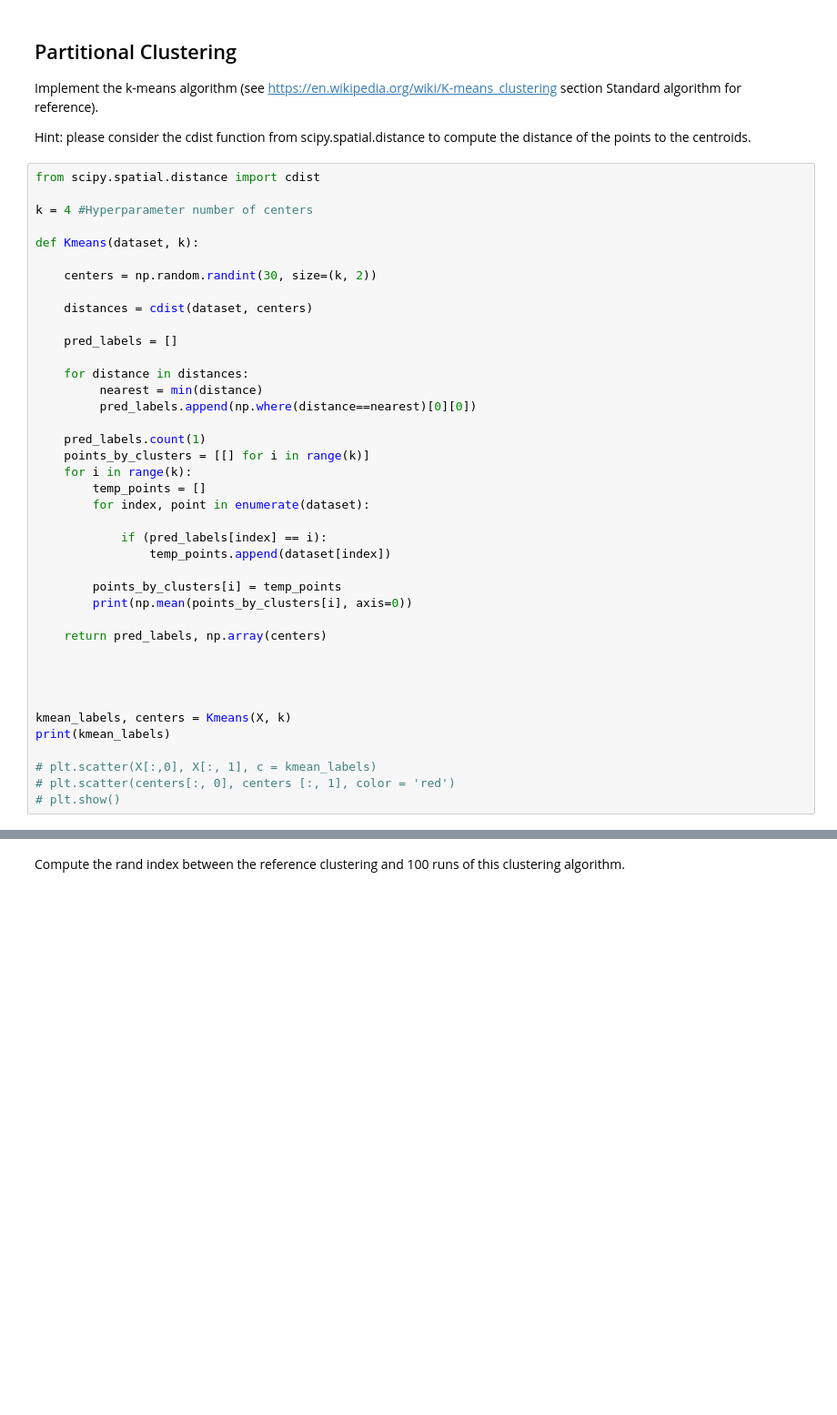
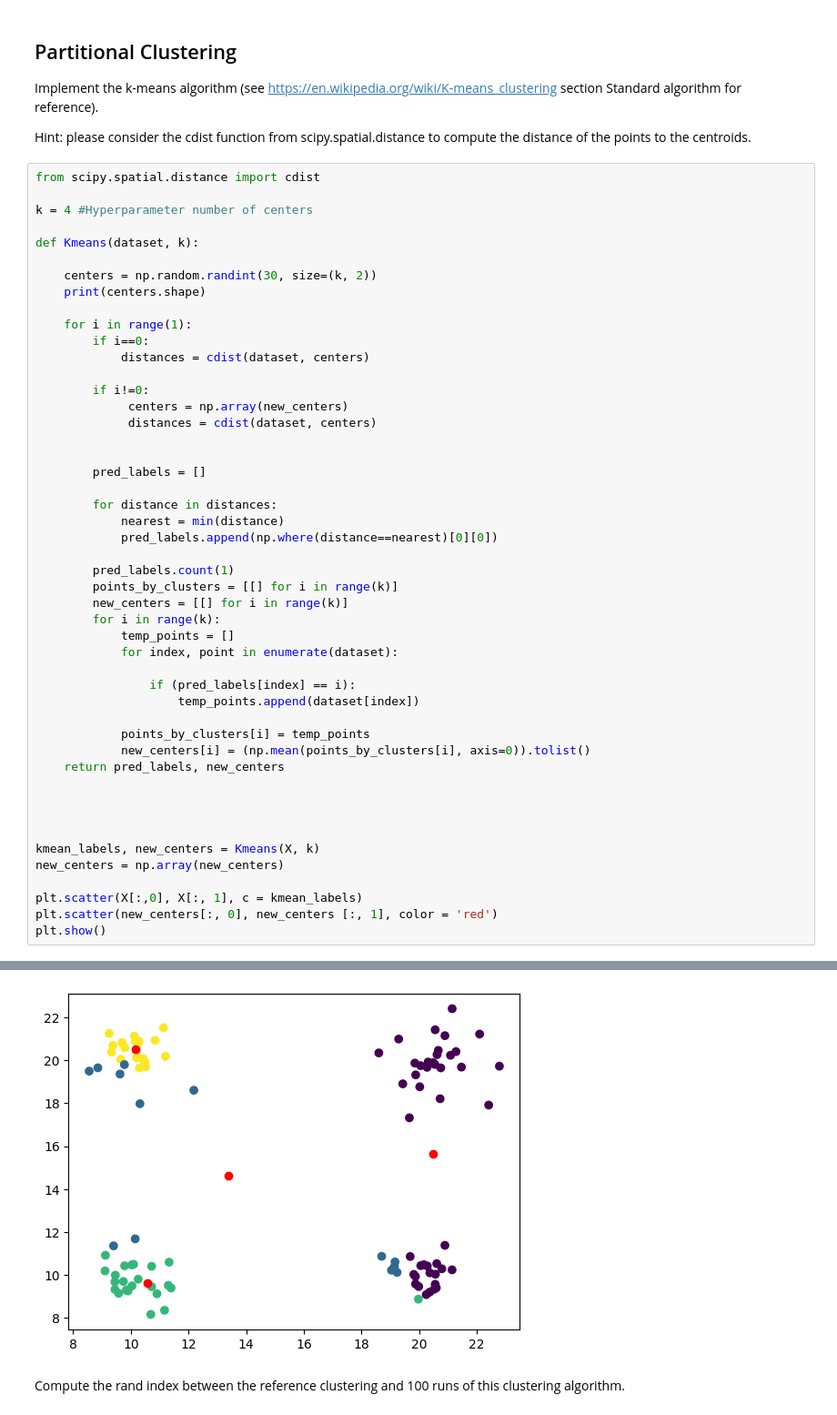
Before and after one commit to ioloizou/artificial-intelligence, a Jupyter notebook: Lab_1/artinClustering.ipynb, the cells around one changed output, grey strips where cells are left out. Shown: that part at 91% size. Drawn from its saved outputs; the diff is of its cells as text; blank space fills up the shorter version.

Commit message:
working k means bug at center=0

```diff
--- a/Lab_1/artinClustering.ipynb
+++ b/Lab_1/artinClustering.ipynb
@@ -188,36 +188,44 @@ k = 4 #Hyperparameter number of centers
 def Kmeans(dataset, k):
 
     centers = np.random.randint(30, size=(k, 2))
+    print(centers.shape)
 
-    distances = cdist(dataset, centers)
+    for i in range(1):
+        if i==0:
+            distances = cdist(dataset, centers)
 
-    pred_labels = []
+        if i!=0:
+             centers = np.array(new_centers)
+             distances = cdist(dataset, centers)
 
-    for distance in distances:
-         nearest = min(distance)
-         pred_labels.append(np.where(distance==nearest)[0][0])
 
-    pred_labels.count(1)
-    points_by_clusters = [[] for i in range(k)]
-    for i in range(k):
-        temp_points = []
-        for index, point in enumerate(dataset):
+        pred_labels = []
 
-            if (pred_labels[index] == i):
-                temp_points.append(dataset[index])
+        for distance in distances:
+            nearest = min(distance)
+            pred_labels.append(np.where(distance==nearest)[0][0])
 
-        points_by_clusters[i] = temp_points
-        print(np.mean(points_by_clusters[i], axis=0))
+        pred_labels.count(1)
+        points_by_clusters = [[] for i in range(k)]
+        new_centers = [[] for i in range(k)]
+        for i in range(k):
+            temp_points = []
+            for index, point in enumerate(dataset):
 
-    return pred_labels, np.array(centers)
+                if (pred_labels[index] == i):
+                    temp_points.append(dataset[index])
+
+            points_by_clusters[i] = temp_points
+            new_centers[i] = (np.mean(points_by_clusters[i], axis=0)).tolist()
+    return pred_labels, new_centers
 
 
 
 
-kmean_labels, centers = Kmeans(X, k)
-print(kmean_labels)
+kmean_labels, new_centers = Kmeans(X, k)
+new_centers = np.array(new_centers)
 
-# plt.scatter(X[:,0], X[:, 1], c = kmean_labels)
-# plt.scatter(centers[:, 0], centers [:, 1], color = 'red')
-# plt.show()
+plt.scatter(X[:,0], X[:, 1], c = kmean_labels)
+plt.scatter(new_centers[:, 0], new_centers [:, 1], color = 'red')
+plt.show()
 # %% [output]
@@ -229,3 +233,4 @@ nan
+[figure, added]
 # %% [markdown]
 Compute the rand index between the reference clustering and 100 runs of this clustering algorithm.
 # %%
```
Also changed, not shown: parts of 1 cell of this notebook.
